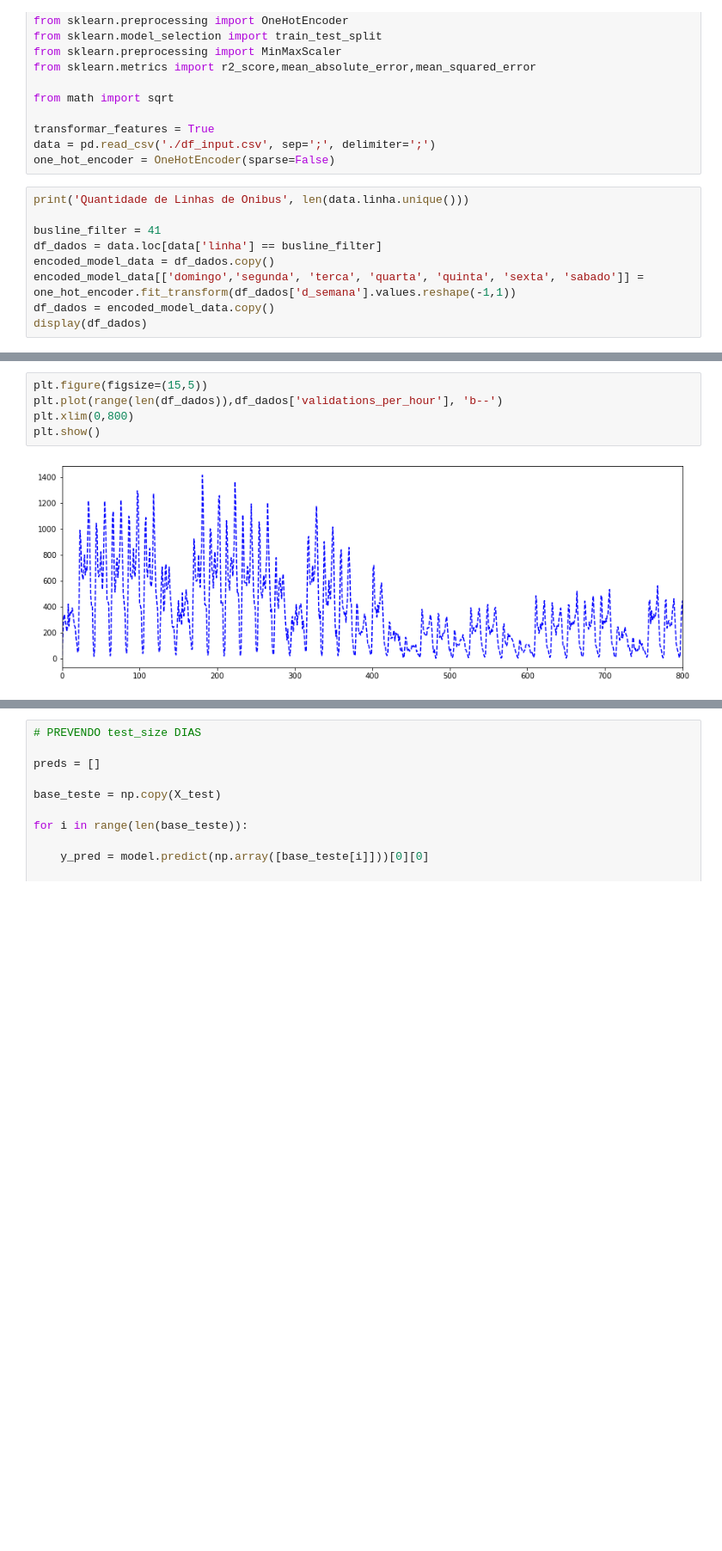
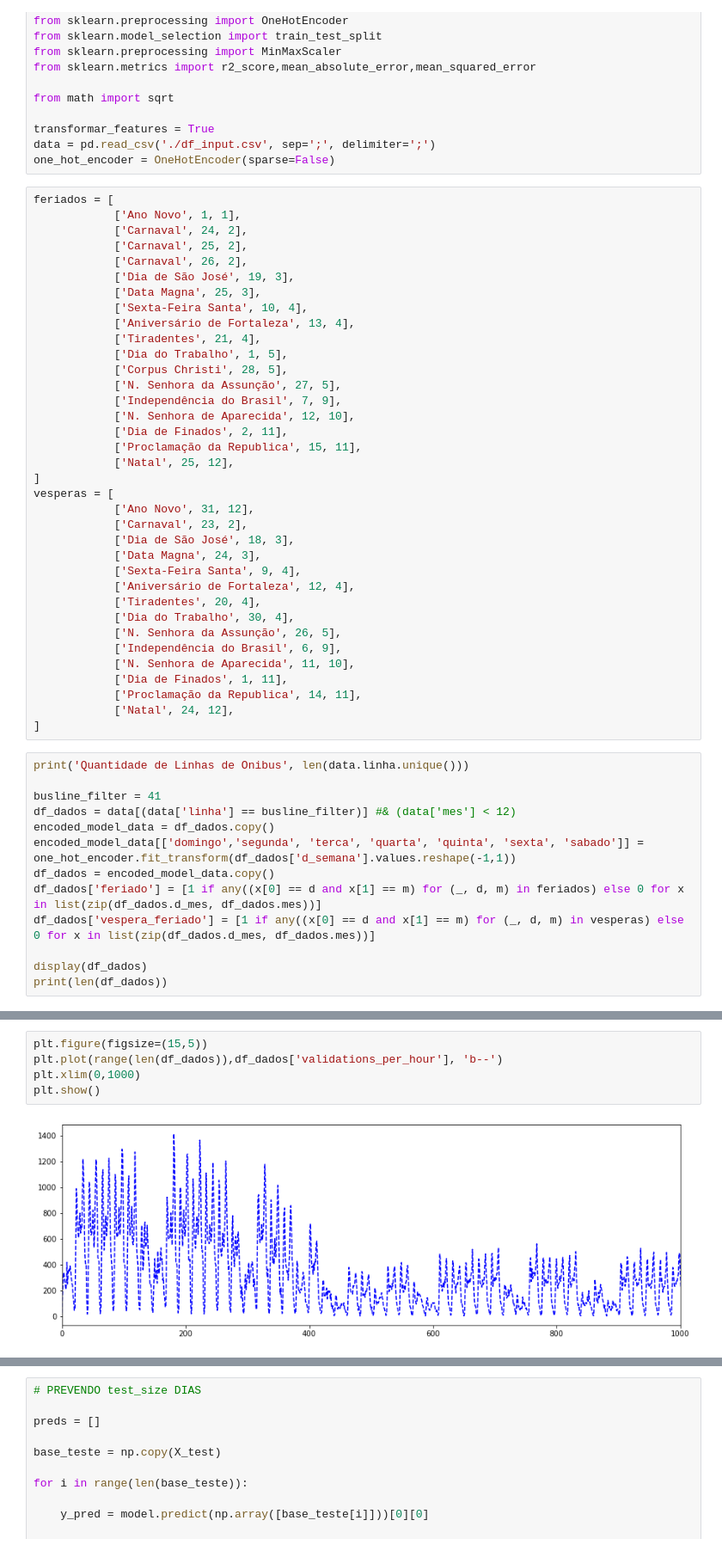
Before and after one commit to medeirosvictor/ds-mobilidade-urbana-fortaleza, a Jupyter notebook: PrevEmbarque-RedeNeural-ComoSerieTemporal.ipynb, the cells around one changed output, grey strips where cells are left out. Shown at 86% size. Drawn from its saved outputs; the diff is of its cells as text; blank space fills up the shorter version.

```diff
--- a/PrevEmbarque-RedeNeural-ComoSerieTemporal.ipynb
+++ b/PrevEmbarque-RedeNeural-ComoSerieTemporal.ipynb
@@ -13,15 +13,55 @@ from math import sqrt
 transformar_features = True
 data = pd.read_csv('./df_input.csv', sep=';', delimiter=';')
 one_hot_encoder = OneHotEncoder(sparse=False)
+# %%
+feriados = [
+            ['Ano Novo', 1, 1],
+            ['Carnaval', 24, 2],
+            ['Carnaval', 25, 2],
+            ['Carnaval', 26, 2],
+            ['Dia de São José', 19, 3],
+            ['Data Magna', 25, 3],
+            ['Sexta-Feira Santa', 10, 4],
+            ['Aniversário de Fortaleza', 13, 4],
+            ['Tiradentes', 21, 4],
+            ['Dia do Trabalho', 1, 5],
+            ['Corpus Christi', 28, 5],
+            ['N. Senhora da Assunção', 27, 5],
+            ['Independência do Brasil', 7, 9],
+            ['N. Senhora de Aparecida', 12, 10],
+            ['Dia de Finados', 2, 11],
+            ['Proclamação da Republica', 15, 11],
+            ['Natal', 25, 12],
+]
+vesperas = [
+            ['Ano Novo', 31, 12],
+            ['Carnaval', 23, 2],
+            ['Dia de São José', 18, 3],
+            ['Data Magna', 24, 3],
+            ['Sexta-Feira Santa', 9, 4],
+            ['Aniversário de Fortaleza', 12, 4],
+            ['Tiradentes', 20, 4],
+            ['Dia do Trabalho', 30, 4],
+            ['N. Senhora da Assunção', 26, 5],
+            ['Independência do Brasil', 6, 9],
+            ['N. Senhora de Aparecida', 11, 10],
+            ['Dia de Finados', 1, 11],
+            ['Proclamação da Republica', 14, 11],
+            ['Natal', 24, 12],
+]
 # %%
 print('Quantidade de Linhas de Onibus', len(data.linha.unique()))
 
 busline_filter = 41
-df_dados = data.loc[data['linha'] == busline_filter]
+df_dados = data[(data['linha'] == busline_filter)] #& (data['mes'] < 12)
 encoded_model_data = df_dados.copy()
 encoded_model_data[['domingo','segunda', 'terca', 'quarta', 'quinta', 'sexta', 'sabado']] = one_hot_encoder.fit_transform(df_dados['d_semana'].values.reshape(-1,1))
 df_dados = encoded_model_data.copy()
+df_dados['feriado'] = [1 if any((x[0] == d and x[1] == m) for (_, d, m) in feriados) else 0 for x in list(zip(df_dados.d_mes, df_dados.mes))]
+df_dados['vespera_feriado'] = [1 if any((x[0] == d and x[1] == m) for (_, d, m) in vesperas) else 0 for x in list(zip(df_dados.d_mes, df_dados.mes))]
+
 display(df_dados)
+print(len(df_dados))
 # %% [output]
 Quantidade de Linhas de Onibus 404
 |  | linha | data_hora | validations_per_hour | d_semana | hour_sin | hour_cos | hora | d_mes | d_ano | ... |
@@ -81,9 +122,9 @@ df_dados_model
 # %%
 plt.figure(figsize=(15,5))
 plt.plot(range(len(df_dados)),df_dados['validations_per_hour'], 'b--')
-plt.xlim(0,800)
+plt.xlim(0,1000)
 plt.show()
 # %% [output]
-[figure, old version]
+[figure, new version]
 # %%
 time_steps = 168
```
Also changed, not shown: parts of 16 cells of this notebook.
